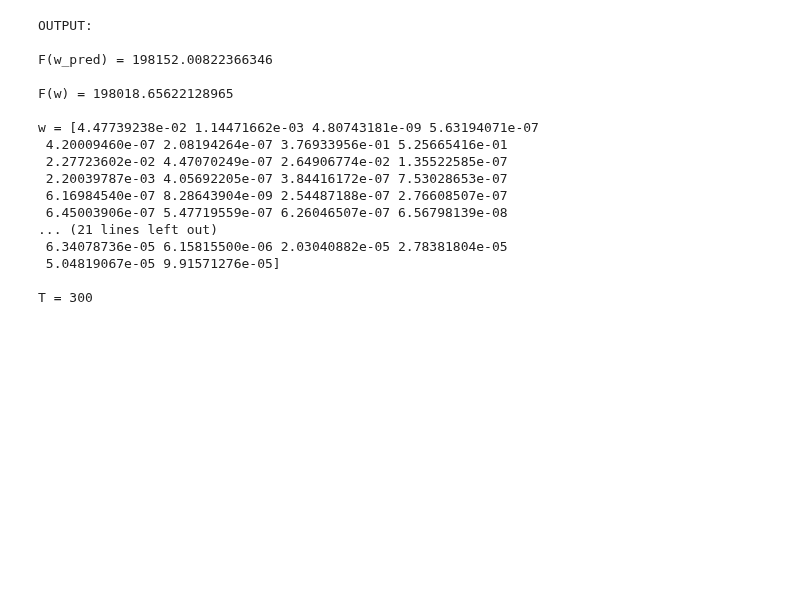
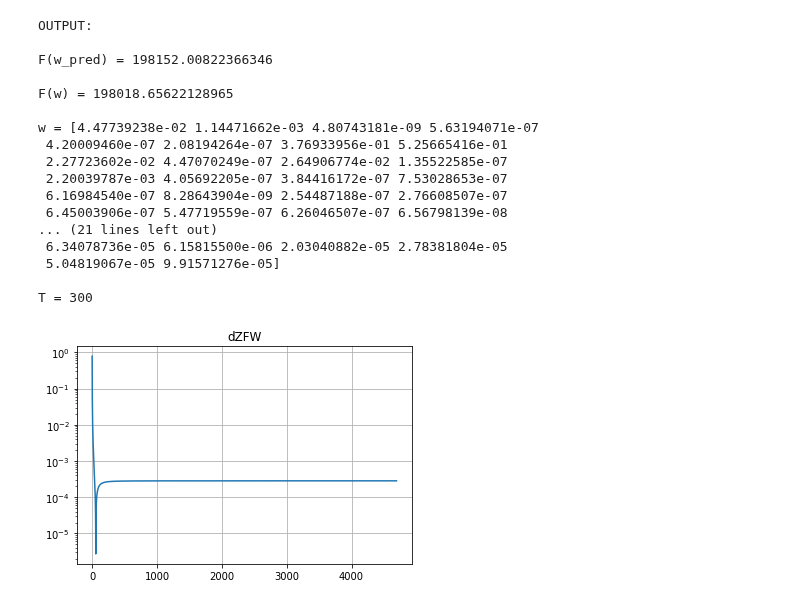
Before and after one commit to liacov/OPTproj, a Jupyter notebook: notebooks/LassoRegression.ipynb, the cells around one changed output. Cells and saved outputs as stored; diff of their text form; code cells hidden in the pictures; blank space fills up the shorter version.

```diff
--- a/notebooks/LassoRegression.ipynb
+++ b/notebooks/LassoRegression.ipynb
@@ -420,5 +431,16 @@ w = [4.47739238e-02 1.14471662e-03 4.80743181e-09 5.63194071e-07
 
 T = 300
 # %%
-lossd = np.load("/Users/federicomatteo/Downloads/loss_dZFW_lasso.npy")
-f_ = np.load("/Users/federicomatteo/Downloads/function_dZFW_lasso.npy")
+lossd = np.load("../Data/results/loss_dZFW_lasso.npy")
+f_d = np.load("../Data/results/function_dZFW_lasso.npy")
+f_d = f_d/n
+# %%
+f_star = 0.30945146089466885
+# %%
+F_eval = np.abs(f_d - f_star)
+plt.plot(F_eval[:-100])
+plt.yscale("log")
+plt.title("dZFW")
+plt.grid()
+# %% [output]
+[figure, added]
```
Also changed, not shown: parts of 25 cells of this notebook.
